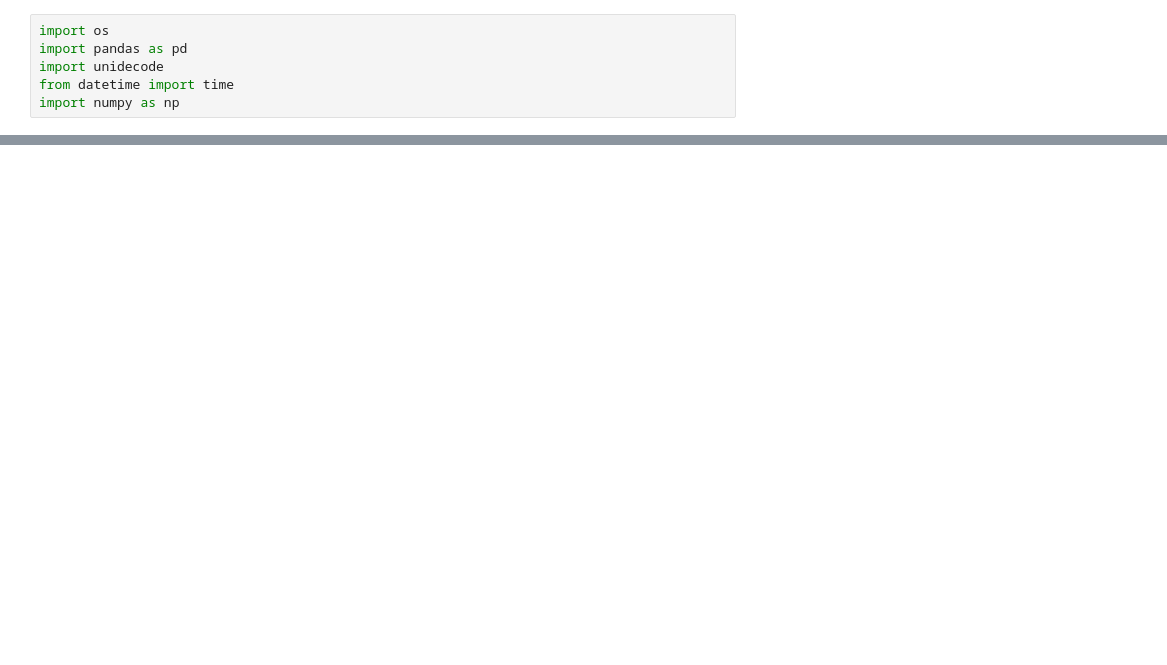
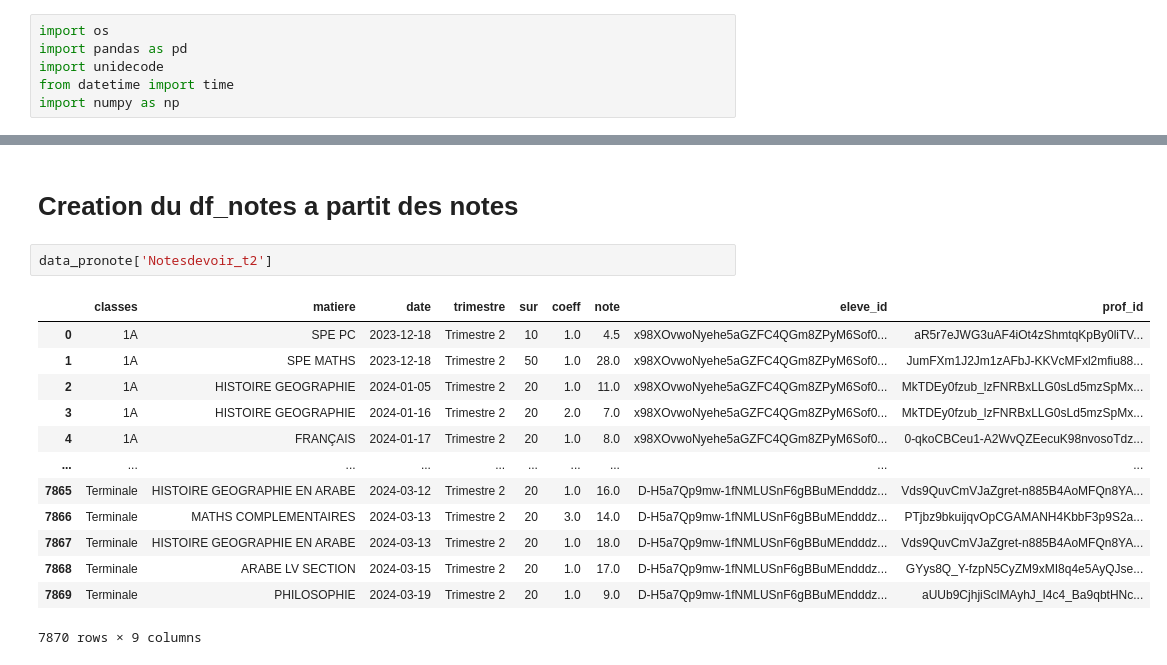
Before and after one commit to MathieuBartozzi/audit_daudet_osui, a Jupyter notebook: data_pronote_processing.ipynb, the cells around one changed output, grey strips where cells are left out. Saved outputs shown, nothing was run; the diff lists cells and outputs as text; blank space fills up the shorter version.

```diff
--- a/data_pronote_processing.ipynb
+++ b/data_pronote_processing.ipynb
@@ -374,0 +293,18 @@ for name, df in data_pronote.items():
+# %% [markdown]
+# Creation du df_notes a partit des notes
+# %%
+data_pronote['Notesdevoir_t2']
+# %% [output]
+|  | classes | matiere | date | trimestre | sur | coeff | note | eleve_id | prof_id |
+| 0 | 1A | SPE PC | 2023-12-18 | Trimestre 2 | 10 | 1.0 | 4.5 | x98XOvwoNyehe5aGZFC4QGm8ZPyM6Sof0... | aR5r7eJWG3uAF4iOt4zShmtqKpBy0liTV... |
+| 1 | 1A | SPE MATHS | 2023-12-18 | Trimestre 2 | 50 | 1.0 | 28.0 | x98XOvwoNyehe5aGZFC4QGm8ZPyM6Sof0... | JumFXm1J2Jm1zAFbJ-KKVcMFxl2mfiu88... |
+| 2 | 1A | HISTOIRE GEOGRAPHIE | 2024-01-05 | Trimestre 2 | 20 | 1.0 | 11.0 | x98XOvwoNyehe5aGZFC4QGm8ZPyM6Sof0... | MkTDEy0fzub_lzFNRBxLLG0sLd5mzSpMx... |
+| 3 | 1A | HISTOIRE GEOGRAPHIE | 2024-01-16 | Trimestre 2 | 20 | 2.0 | 7.0 | x98XOvwoNyehe5aGZFC4QGm8ZPyM6Sof0... | MkTDEy0fzub_lzFNRBxLLG0sLd5mzSpMx... |
+| 4 | 1A | FRANÇAIS | 2024-01-17 | Trimestre 2 | 20 | 1.0 | 8.0 | x98XOvwoNyehe5aGZFC4QGm8ZPyM6Sof0... | 0-qkoCBCeu1-A2WvQZEecuK98nvosoTdz... |
+| ... | ... | ... | ... | ... | ... | ... | ... | ... | ... |
+| 7865 | Terminale | HISTOIRE GEOGRAPHIE EN ARABE | 2024-03-12 | Trimestre 2 | 20 | 1.0 | 16.0 | D-H5a7Qp9mw-1fNMLUSnF6gBBuMEndddz... | Vds9QuvCmVJaZgret-n885B4AoMFQn8YA... |
+| 7866 | Terminale | MATHS COMPLEMENTAIRES | 2024-03-13 | Trimestre 2 | 20 | 3.0 | 14.0 | D-H5a7Qp9mw-1fNMLUSnF6gBBuMEndddz... | PTjbz9bkuijqvOpCGAMANH4KbbF3p9S2a... |
+| 7867 | Terminale | HISTOIRE GEOGRAPHIE EN ARABE | 2024-03-13 | Trimestre 2 | 20 | 1.0 | 18.0 | D-H5a7Qp9mw-1fNMLUSnF6gBBuMEndddz... | Vds9QuvCmVJaZgret-n885B4AoMFQn8YA... |
+| 7868 | Terminale | ARABE LV SECTION | 2024-03-15 | Trimestre 2 | 20 | 1.0 | 17.0 | D-H5a7Qp9mw-1fNMLUSnF6gBBuMEndddz... | GYys8Q_Y-fzpN5CyZM9xMI8q4e5AyQJse... |
+| 7869 | Terminale | PHILOSOPHIE | 2024-03-19 | Trimestre 2 | 20 | 1.0 | 9.0 | D-H5a7Qp9mw-1fNMLUSnF6gBBuMEndddz... | aUUb9CjhjiSclMAyhJ_I4c4_Ba9qbtHNc... |
+7870 rows × 9 columns
```
Also changed, not shown: parts of 20 cells of this notebook, 19 other files.
